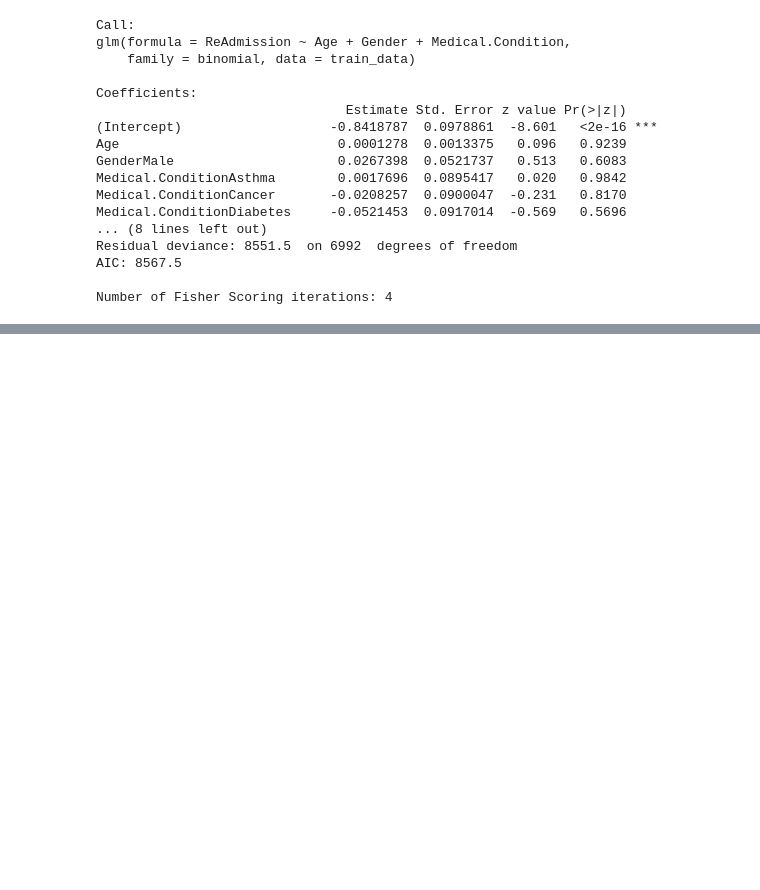
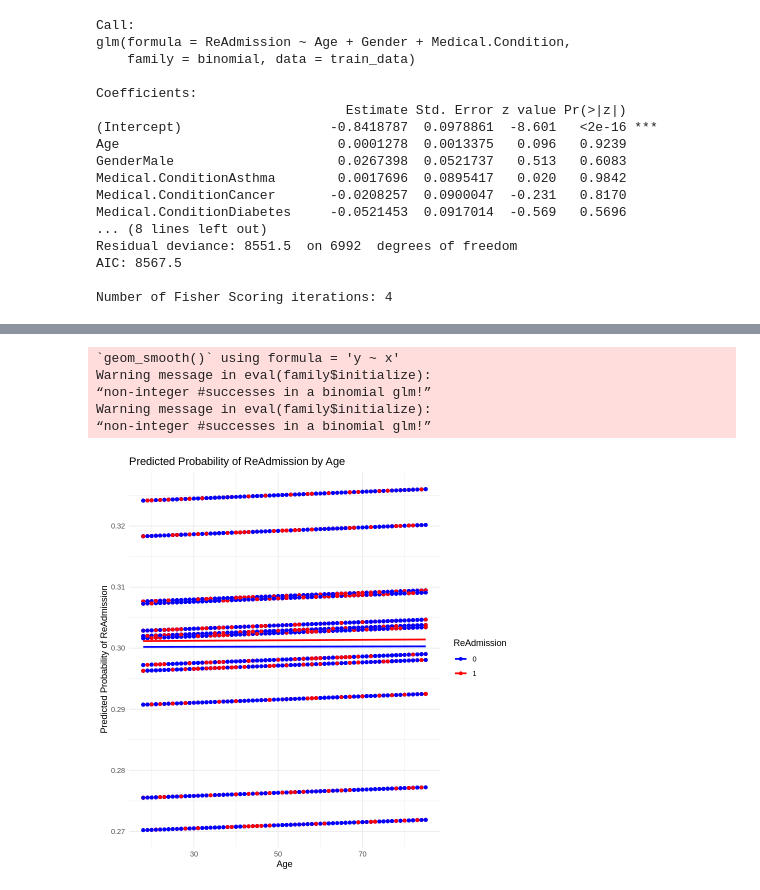
Before and after one commit to osohyun0224/BigData-Final-Project, a Jupyter notebook: MedicalData_Analyze_Logistic.ipynb, the cells around one changed output, grey strips where cells are left out. Saved outputs shown, nothing was run; the diff lists cells and outputs as text; code cells hidden in the pictures; blank space fills up the shorter version.

```diff
--- a/MedicalData_Analyze_Logistic.ipynb
+++ b/MedicalData_Analyze_Logistic.ipynb
@@ -87,3 +87,13 @@ Installing package into ‘/usr/local/lib/R/site-library’
 also installing the dependencies ‘listenv’, ‘parallelly’, ‘future’, ‘globals’, ‘warp’, ‘furrr’, ‘slider’
 # %%
 df <- read.csv("healthcare_dataset.csv")
+# %%
+# 'Gender'와 'Medical Condition'을 팩터로 변환합니다.
+df$Gender <- factor(df$Gender)
+df$Medical.Condition <- factor(df$Medical.Condition)
+# %%
+# 재입원 여부에 대한 변수가 실제 데이터에 없다면, 이를 생성해야 합니다.
+# 이 예에서는 Discharge Date를 기준으로 일정 기간 후 데이터 마지막 날짜보다 전이면 재입원으로 가정합니다.
+# 이 부분은 실제 데이터에 맞게 조정해야 합니다.
+last_date <- max(df$Discharge.Date, na.rm = TRUE)
+df$ReAdmission <- ifelse(df$Discharge.Date < last_date, 1, 0)
@@ -127,0 +163,23 @@ Number of Fisher Scoring iterations: 4
+# %%
+# ReAdmission을 팩터로 변환합니다.
+train_data$ReAdmission <- factor(train_data$ReAdmission)
+
+# 예측 확률을 계산합니다.
+train_data$predicted_prob <- predict(logistic_model, train_data, type = "response")
+
+# Age와 예측 확률에 대한 그래프를 그립니다.
+ggplot(train_data, aes(x = Age, y = predicted_prob, color = ReAdmission)) +
+  geom_point() +
+  geom_smooth(method = "glm", method.args = list(family = "binomial"), se = FALSE, aes(y = predicted_prob)) +
+  scale_color_manual(values = c("blue", "red")) +
+  labs(title = "Predicted Probability of ReAdmission by Age",
+       x = "Age",
+       y = "Predicted Probability of ReAdmission") +
+  theme_minimal()
+# %% [output]
+`geom_smooth()` using formula = 'y ~ x'
+Warning message in eval(family$initialize):
+“non-integer #successes in a binomial glm!”
+Warning message in eval(family$initialize):
+“non-integer #successes in a binomial glm!”
+[figure, added]
```
Also changed, not shown: parts of 7 cells of this notebook.
